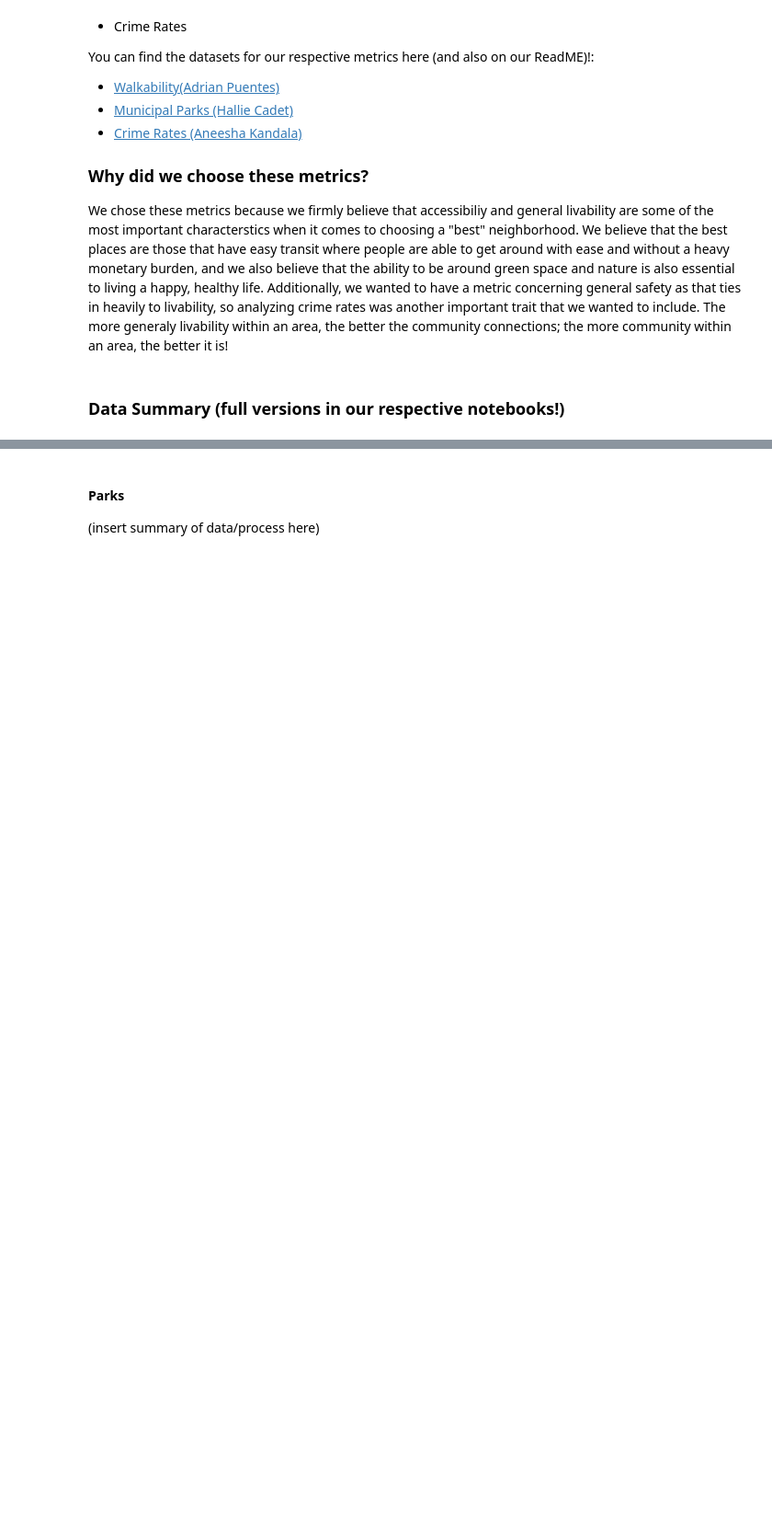
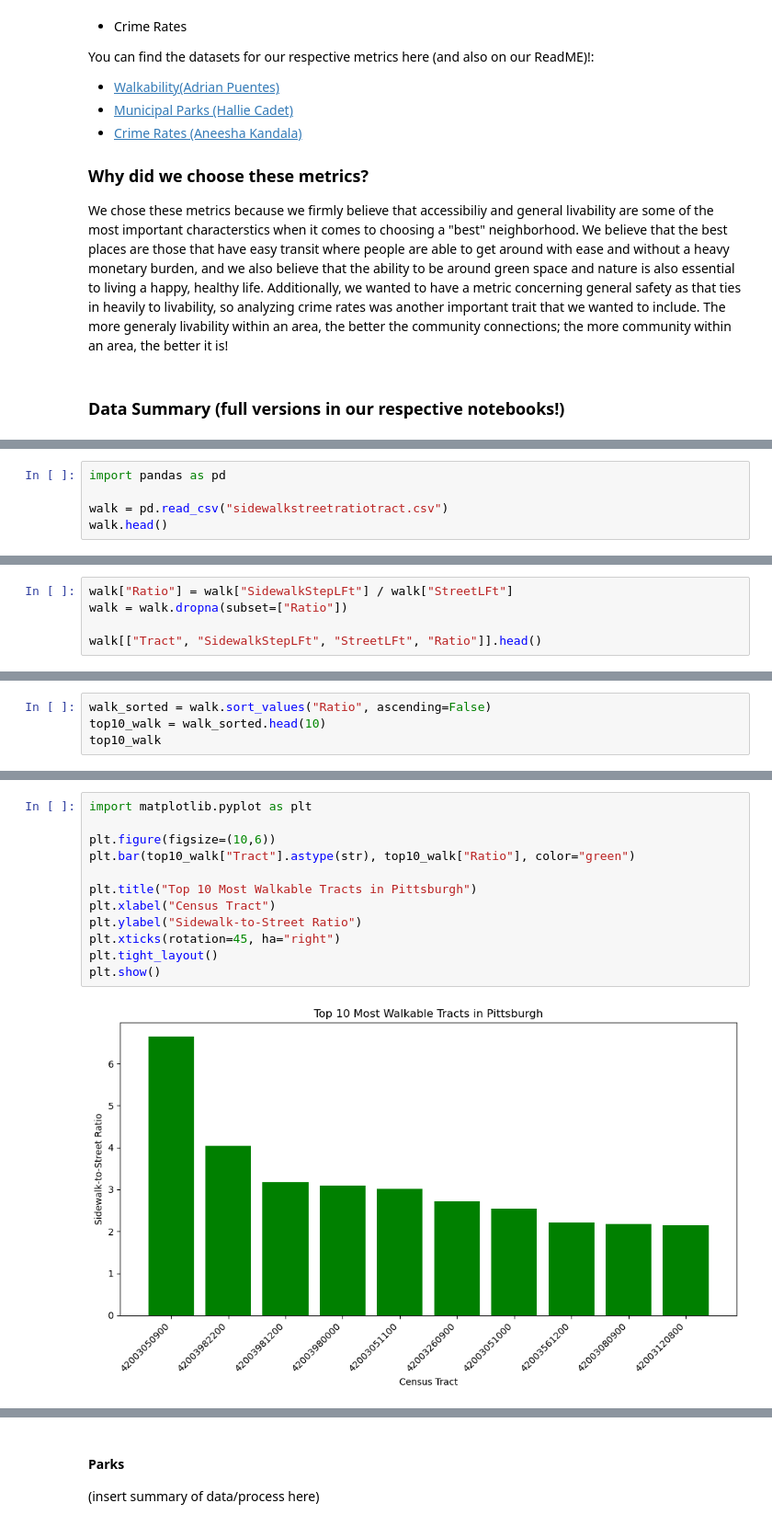
Before and after one commit to aneeshakandala/final_project_cmpinf0011_teamUHA, a Jupyter notebook: Presentation.ipynb, the cells around one changed output, grey strips where cells are left out. Shown at 92% size. Drawn from its saved outputs; the diff is of its cells as text; blank space fills up the shorter version.

```diff
--- a/Presentation.ipynb
+++ b/Presentation.ipynb
@@ -24,0 +25,5 @@ We chose these metrics because we firmly believe that accessibiliy and general l
+# %%
+import pandas as pd
+
+walk = pd.read_csv("sidewalkstreetratiotract.csv")
+walk.head()
@@ -24,0 +39,5 @@ We chose these metrics because we firmly believe that accessibiliy and general l
+# %%
+walk["Ratio"] = walk["SidewalkStepLFt"] / walk["StreetLFt"]
+walk = walk.dropna(subset=["Ratio"])
+
+walk[["Tract", "SidewalkStepLFt", "StreetLFt", "Ratio"]].head()
@@ -24,0 +53,4 @@ We chose these metrics because we firmly believe that accessibiliy and general l
+# %%
+walk_sorted = walk.sort_values("Ratio", ascending=False)
+top10_walk = walk_sorted.head(10)
+top10_walk
@@ -24,0 +69,14 @@ We chose these metrics because we firmly believe that accessibiliy and general l
+# %%
+import matplotlib.pyplot as plt
+
+plt.figure(figsize=(10,6))
+plt.bar(top10_walk["Tract"].astype(str), top10_walk["Ratio"], color="green")
+
+plt.title("Top 10 Most Walkable Tracts in Pittsburgh")
+plt.xlabel("Census Tract")
+plt.ylabel("Sidewalk-to-Street Ratio")
+plt.xticks(rotation=45, ha="right")
+plt.tight_layout()
+plt.show()
+# %% [output]
+[figure, added]
```
Also changed, not shown: parts of 7 cells of this notebook, 1 other file.
